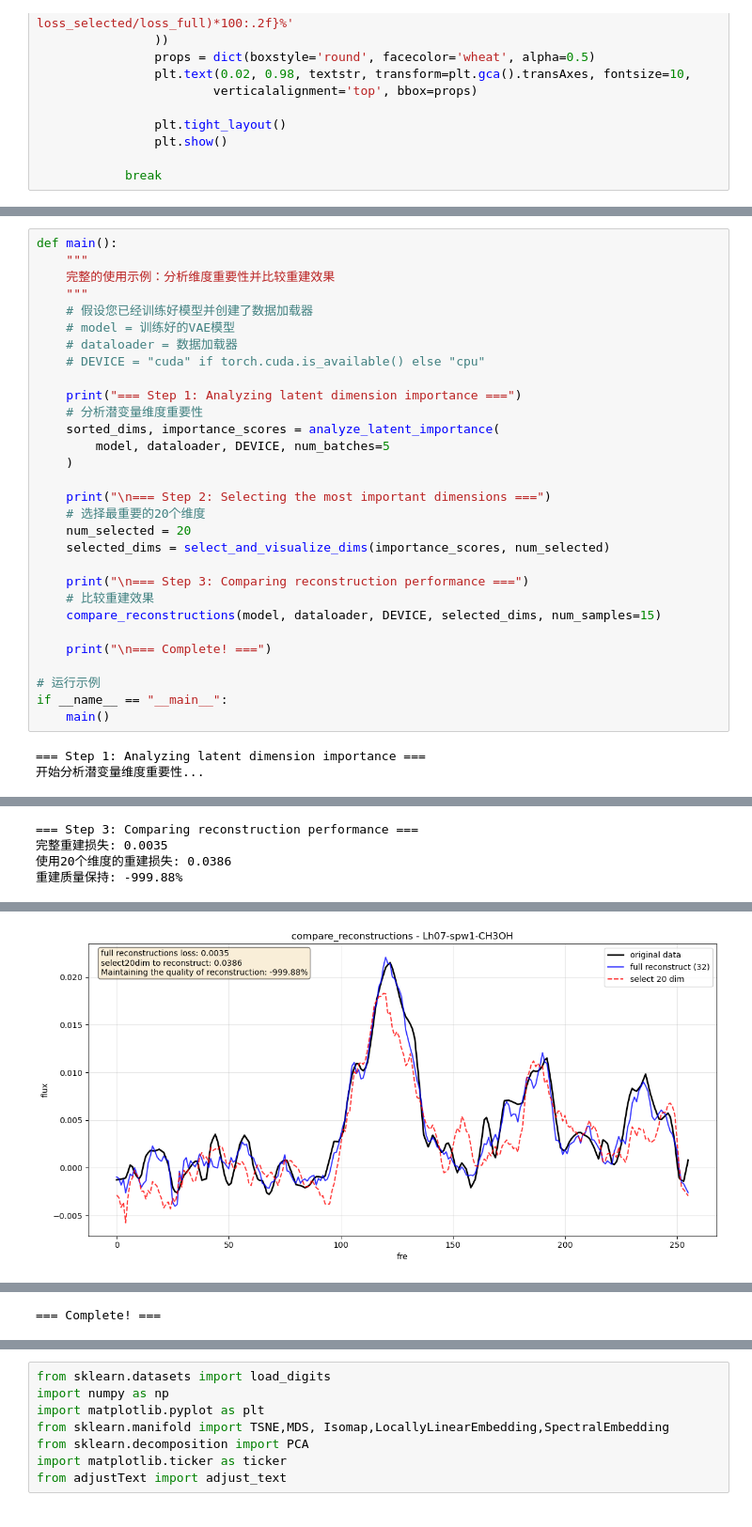
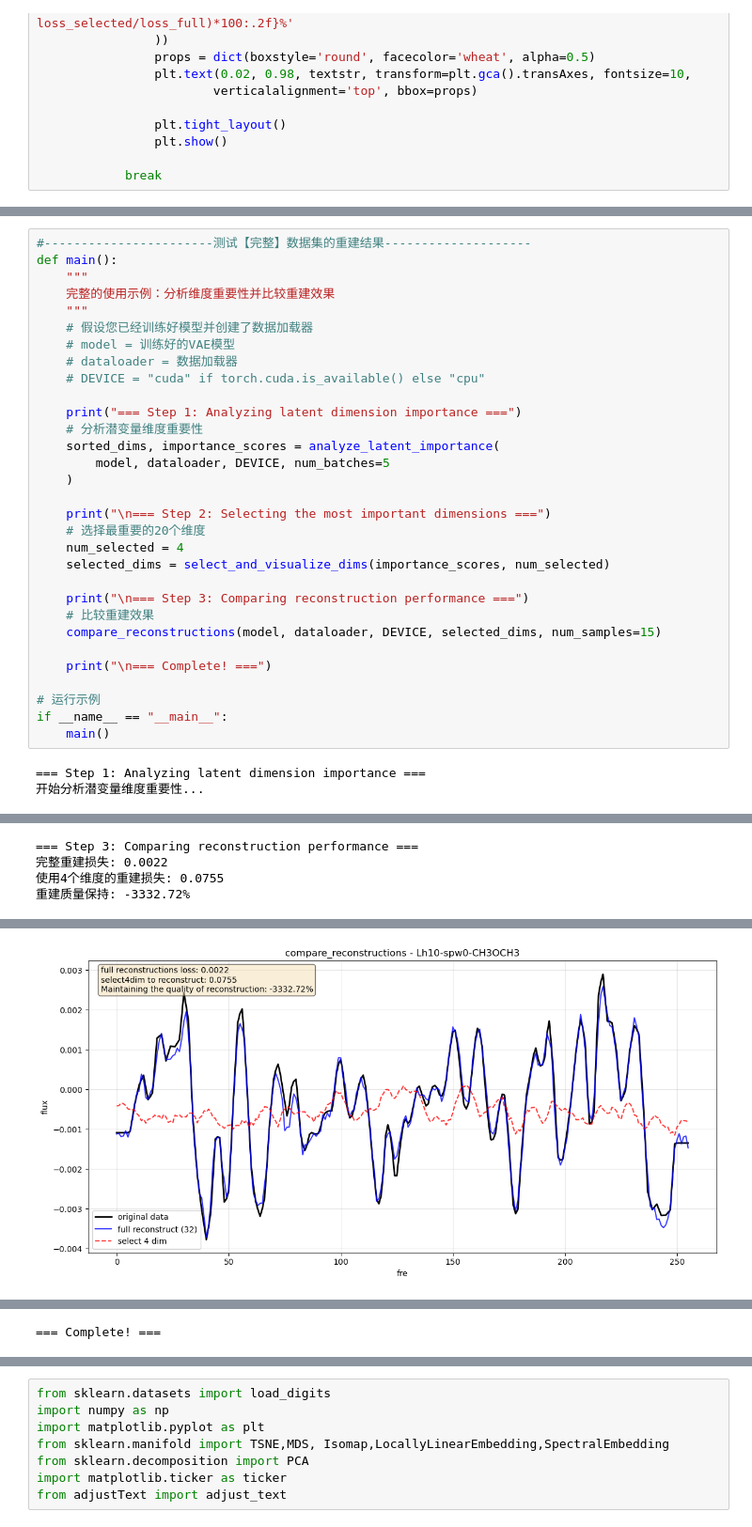
Before and after one commit to Neuvillette-Fontaine/spectrum-with-VAE, a Jupyter notebook: VAE.ipynb, the cells around one changed output, grey strips where cells are left out. Shown at 94% size. Cells and saved outputs as stored; diff of their text form.

```diff
--- a/VAE.ipynb
+++ b/VAE.ipynb
@@ -362,5 +368,6 @@ Epoch 12: avg loss = 5.6975
 ... (38 outputs left out)
 # %%
+#-----------------------测试【完整】数据集的重建结果--------------------
 def main():
     """
     完整的使用示例：分析维度重要性并比较重建效果
@@ -378,7 +385,7 @@ def main():
 
     print("\n=== Step 2: Selecting the most important dimensions ===")
     # 选择最重要的20个维度
-    num_selected = 20
+    num_selected = 4
     selected_dims = select_and_visualize_dims(importance_scores, num_selected)
 
     print("\n=== Step 3: Comparing reconstruction performance ===")
@@ -404,4 +411,4 @@ if __name__ == "__main__":
 === Step 3: Comparing reconstruction performance ===
-完整重建损失: 0.0035
-使用20个维度的重建损失: 0.0386
-重建质量保持: -999.88%
+完整重建损失: 0.0022
+使用4个维度的重建损失: 0.0755
+重建质量保持: -3332.72%
@@ -409 +416 @@ if __name__ == "__main__":
-[figure, old version]
+[figure, new version]
```
Also changed, not shown: parts of 10 cells of this notebook, 1 other file.
